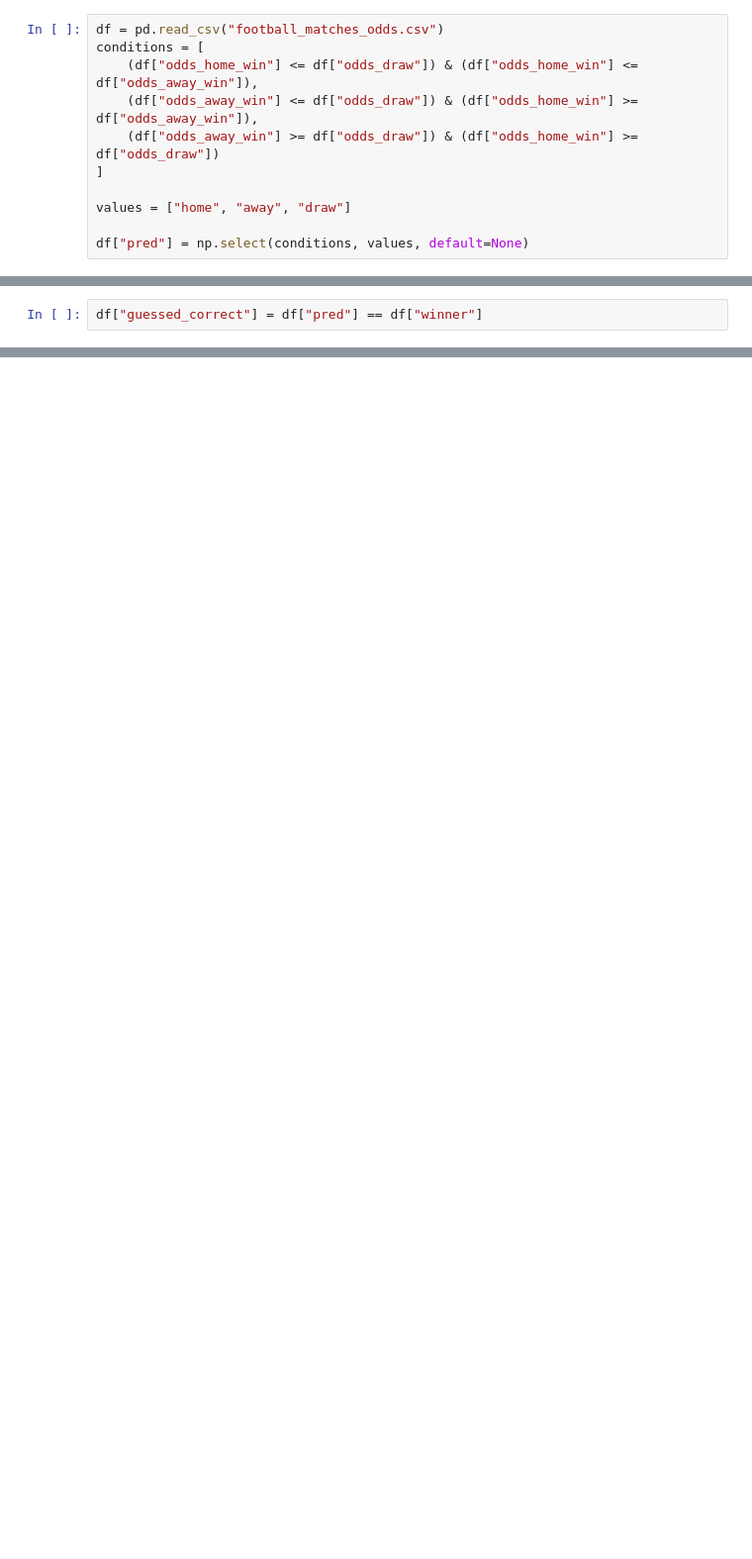
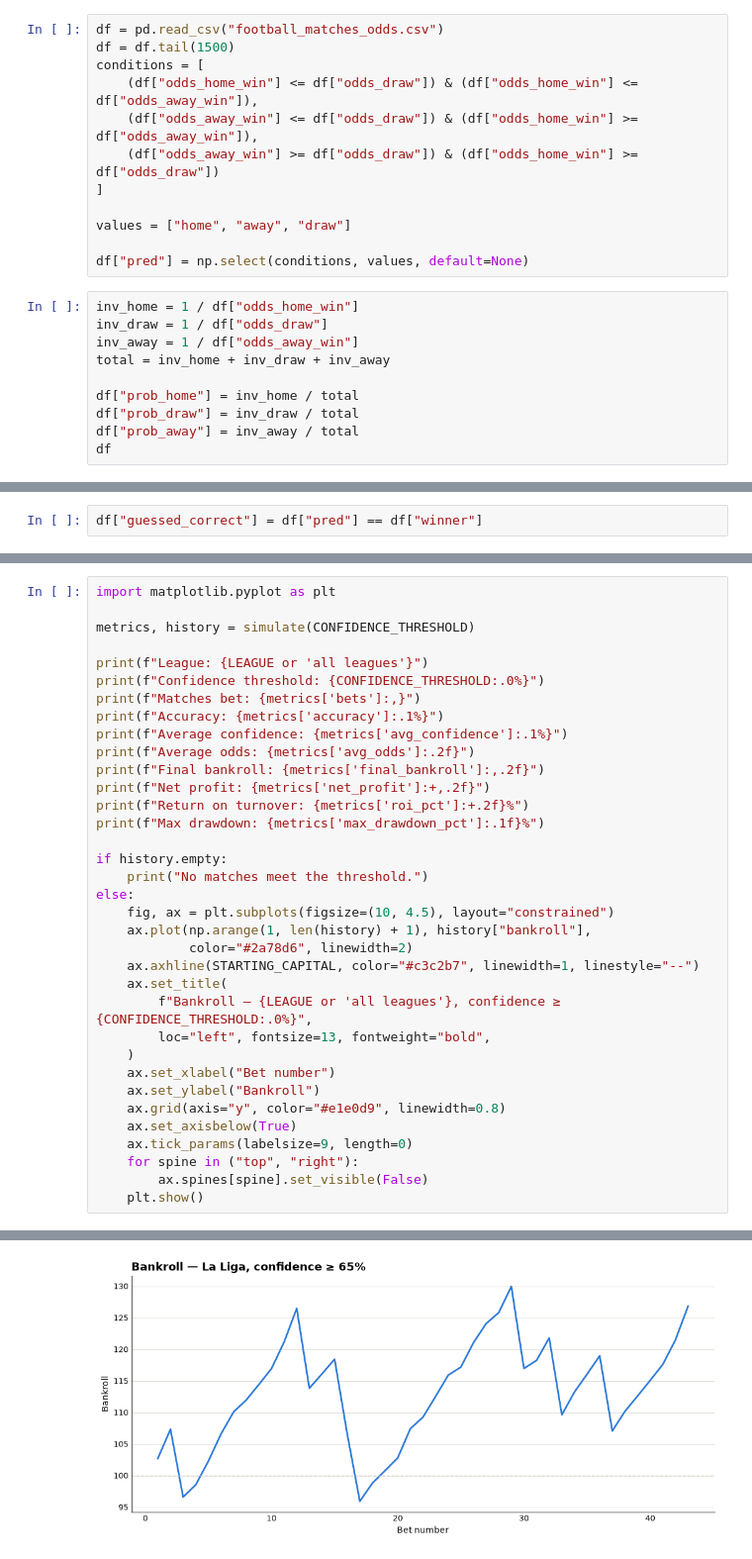
Before and after one commit to kais-grati/football_oracle, a Jupyter notebook: experiments.ipynb, the cells around one changed output, grey strips where cells are left out. Shown at 99% size. Saved outputs shown, nothing was run; the diff lists cells and outputs as text; blank space fills up the shorter version.

```diff
--- a/experiments.ipynb
+++ b/experiments.ipynb
@@ -6,5 +7,6 @@ from itertools import groupby
 # %%
 df = pd.read_csv("football_matches_odds.csv")
+df = df.tail(1500)
 conditions = [
     (df["odds_home_win"] <= df["odds_draw"]) & (df["odds_home_win"] <= df["odds_away_win"]),
     (df["odds_away_win"] <= df["odds_draw"]) & (df["odds_home_win"] >= df["odds_away_win"]),
@@ -14,3 +16,13 @@ conditions = [
 values = ["home", "away", "draw"]
 
 df["pred"] = np.select(conditions, values, default=None)
+# %%
+inv_home = 1 / df["odds_home_win"]
+inv_draw = 1 / df["odds_draw"]
+inv_away = 1 / df["odds_away_win"]
+total = inv_home + inv_draw + inv_away
+
+df["prob_home"] = inv_home / total
+df["prob_draw"] = inv_draw / total
+df["prob_away"] = inv_away / total
+df
@@ -89,0 +301,36 @@ print(lineups)
+# %%
+import matplotlib.pyplot as plt
+
+metrics, history = simulate(CONFIDENCE_THRESHOLD)
+
+print(f"League: {LEAGUE or 'all leagues'}")
+print(f"Confidence threshold: {CONFIDENCE_THRESHOLD:.0%}")
+print(f"Matches bet: {metrics['bets']:,}")
+print(f"Accuracy: {metrics['accuracy']:.1%}")
+print(f"Average confidence: {metrics['avg_confidence']:.1%}")
+print(f"Average odds: {metrics['avg_odds']:.2f}")
+print(f"Final bankroll: {metrics['final_bankroll']:,.2f}")
+print(f"Net profit: {metrics['net_profit']:+,.2f}")
+print(f"Return on turnover: {metrics['roi_pct']:+.2f}%")
+print(f"Max drawdown: {metrics['max_drawdown_pct']:.1f}%")
+
+if history.empty:
+    print("No matches meet the threshold.")
+else:
+    fig, ax = plt.subplots(figsize=(10, 4.5), layout="constrained")
+    ax.plot(np.arange(1, len(history) + 1), history["bankroll"],
+            color="#2a78d6", linewidth=2)
+    ax.axhline(STARTING_CAPITAL, color="#c3c2b7", linewidth=1, linestyle="--")
+    ax.set_title(
+        f"Bankroll — {LEAGUE or 'all leagues'}, confidence ≥ {CONFIDENCE_THRESHOLD:.0%}",
+        loc="left", fontsize=13, fontweight="bold",
+    )
+    ax.set_xlabel("Bet number")
+    ax.set_ylabel("Bankroll")
+    ax.grid(axis="y", color="#e1e0d9", linewidth=0.8)
+    ax.set_axisbelow(True)
+    ax.tick_params(labelsize=9, length=0)
+    for spine in ("top", "right"):
+        ax.spines[spine].set_visible(False)
+    plt.show()
+# %% [output]
@@ -89,0 +347 @@ print(lineups)
+[figure, added]
```
Also changed, not shown: parts of 10 cells of this notebook, 10 other files.
